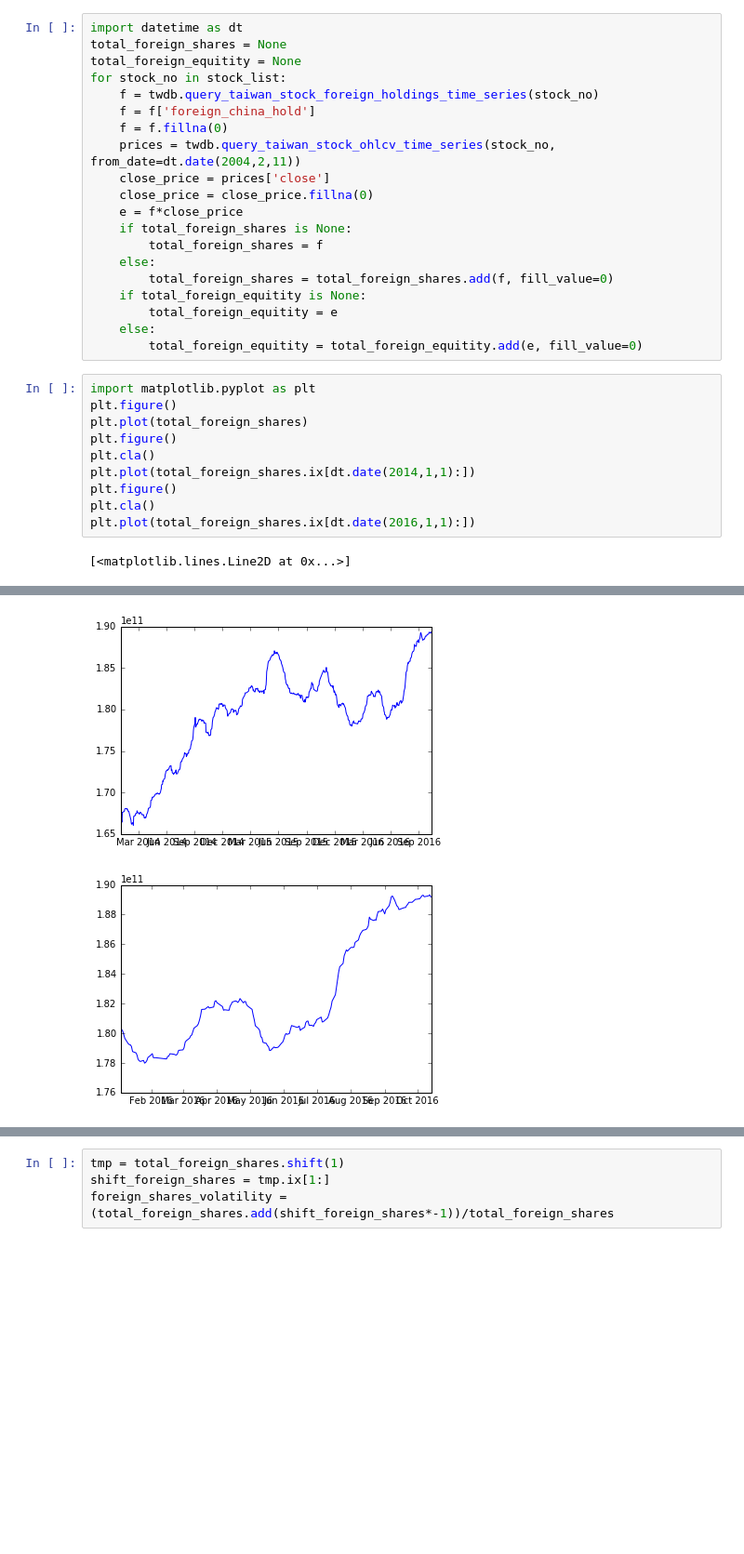
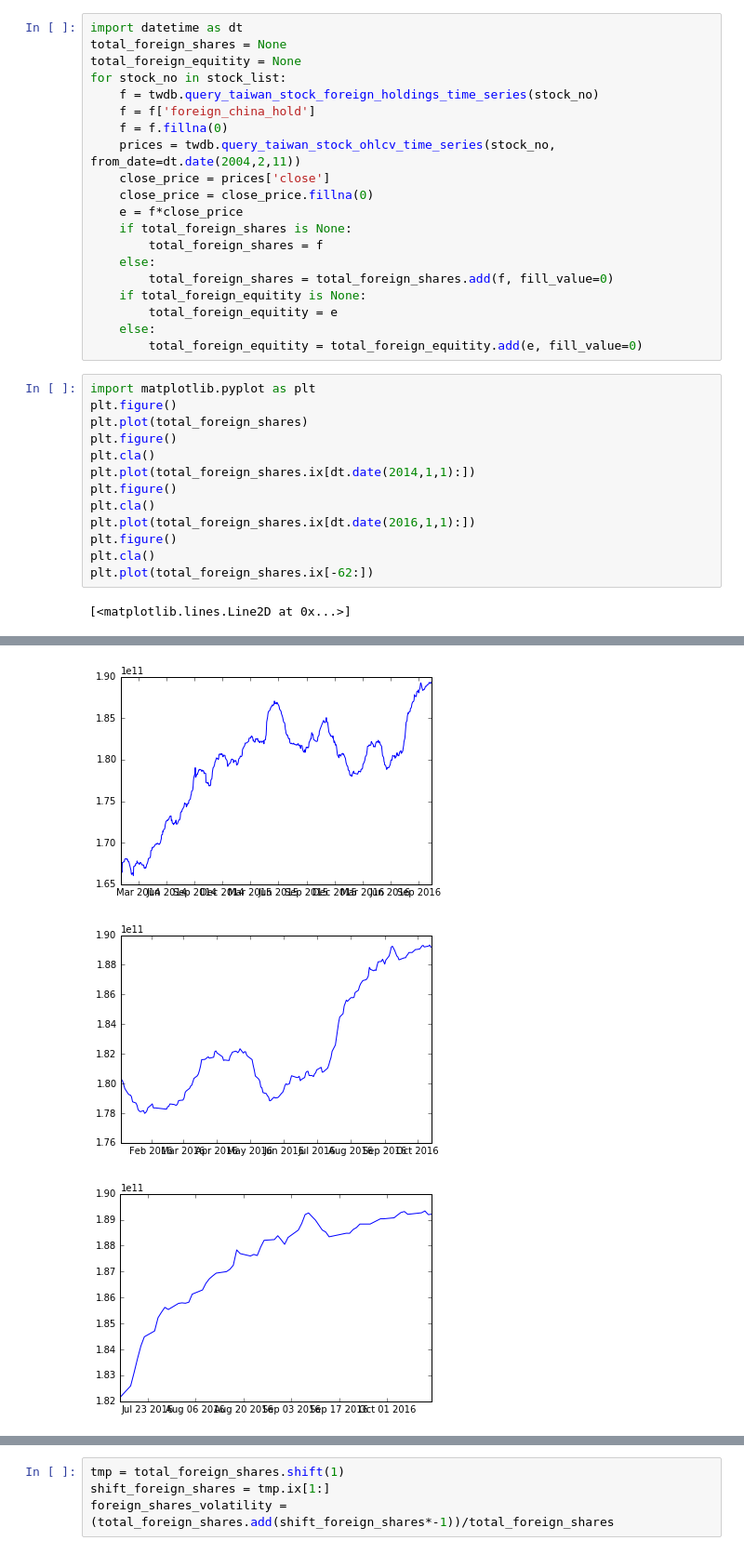
Before and after one commit to tastypotinc/twstock_research, a Jupyter notebook: Taiwanese stock foreign holdings.ipynb, the cells around one changed output, grey strips where cells are left out. Shown at 93% size. Saved outputs shown, nothing was run; the diff lists cells and outputs as text; blank space fills up the shorter version.

```diff
--- a/Taiwanese stock foreign holdings.ipynb
+++ b/Taiwanese stock foreign holdings.ipynb
@@ -39,18 +39,22 @@ for stock_no in stock_list:
 # %%
 import matplotlib.pyplot as plt
 plt.figure()
 plt.plot(total_foreign_shares)
 plt.figure()
 plt.cla()
 plt.plot(total_foreign_shares.ix[dt.date(2014,1,1):])
 plt.figure()
 plt.cla()
 plt.plot(total_foreign_shares.ix[dt.date(2016,1,1):])
+plt.figure()
+plt.cla()
+plt.plot(total_foreign_shares.ix[-62:])
 # %% [output]
 [<matplotlib.lines.Line2D at 0x...>]
 [figure]
 [figure]
 [figure]
+[figure, added]
 # %%
 import matplotlib.pyplot as plt
 plt.figure()
```
Also changed, not shown: parts of 4 cells of this notebook.
